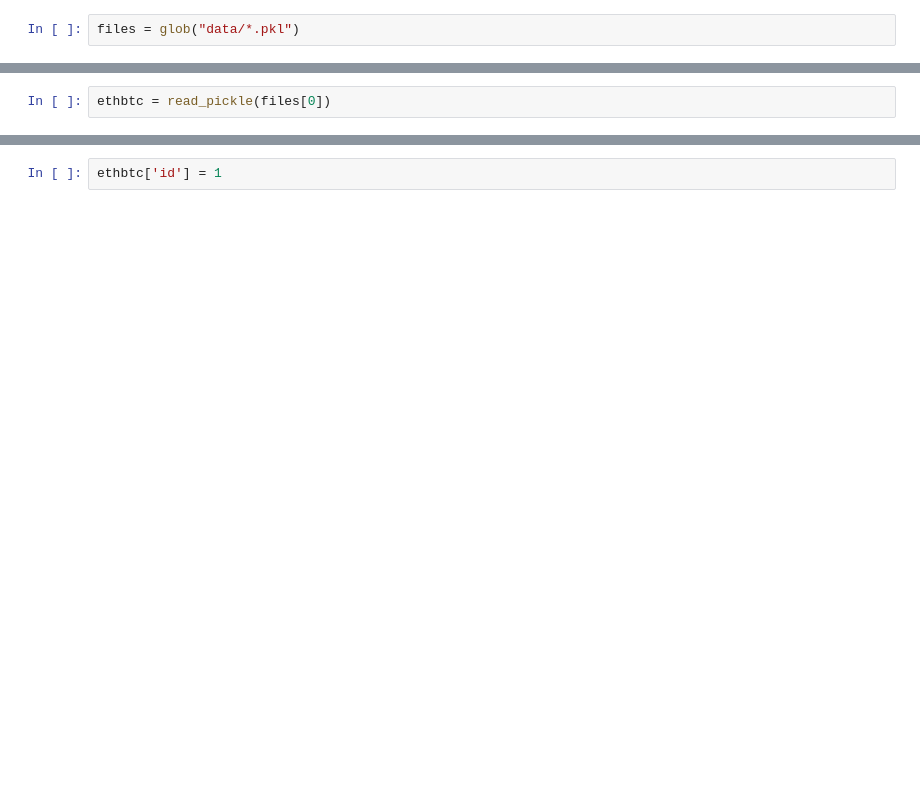
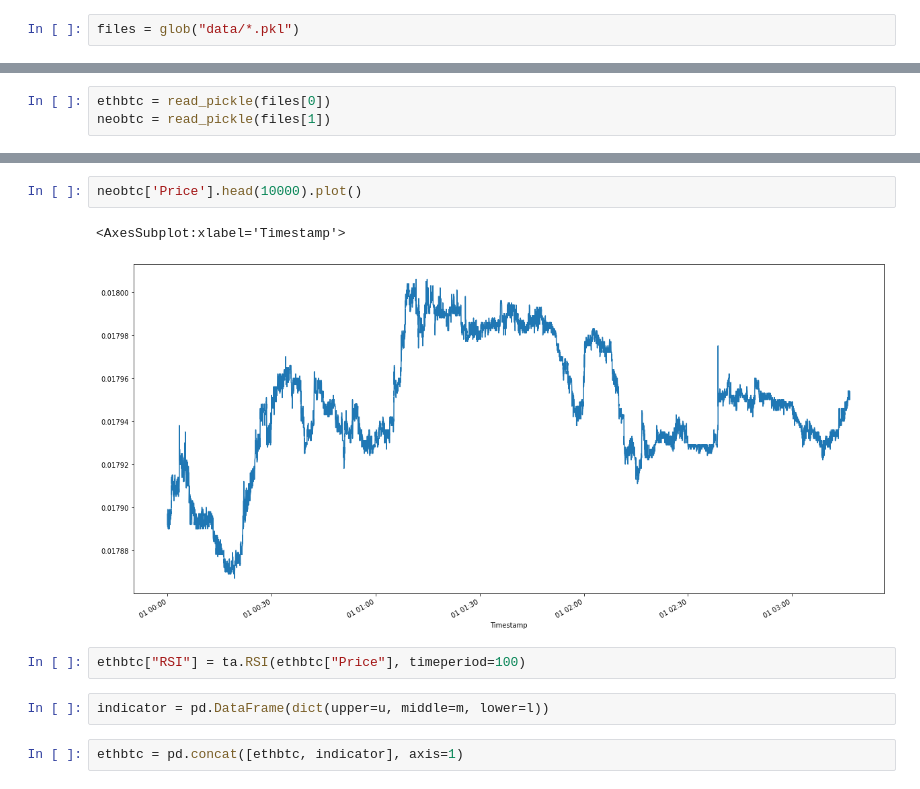
Before and after one commit to kostyafarber/crypto-twitter-data-collection, a Jupyter notebook: notebooks/dev.ipynb, the cells around one changed output, grey strips where cells are left out. Cells and saved outputs as stored; diff of their text form; blank space fills up the shorter version.

```diff
--- a/notebooks/dev.ipynb
+++ b/notebooks/dev.ipynb
@@ -16,3 +20,4 @@ files = glob("data/*.pkl")
 # %%
 ethbtc = read_pickle(files[0])
+neobtc = read_pickle(files[1])
 # %% [output]
@@ -34,2 +44,11 @@ ethbtc.head()
-# %%
-ethbtc['id'] = 1
+# %%
+neobtc['Price'].head(10000).plot()
+# %% [output]
+<AxesSubplot:xlabel='Timestamp'>
+[figure, added]
+# %%
+ethbtc["RSI"] = ta.RSI(ethbtc["Price"], timeperiod=100)
+# %%
+indicator = pd.DataFrame(dict(upper=u, middle=m, lower=l))
+# %%
+ethbtc = pd.concat([ethbtc, indicator], axis=1)
```
Also changed, not shown: parts of 10 cells of this notebook, 8 other files.
